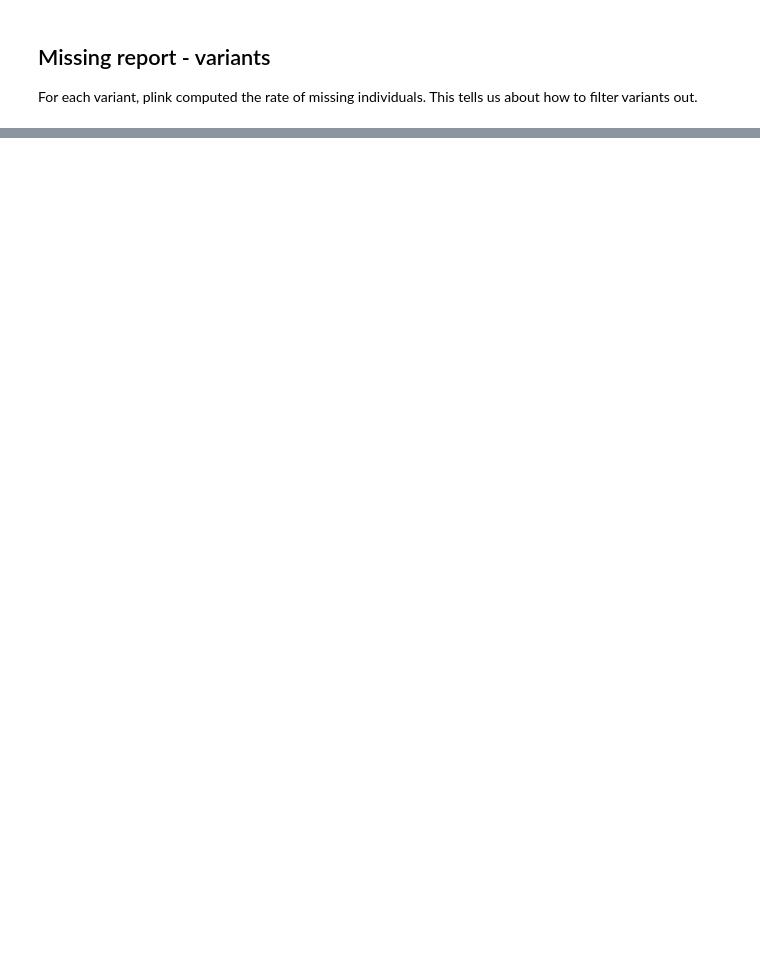
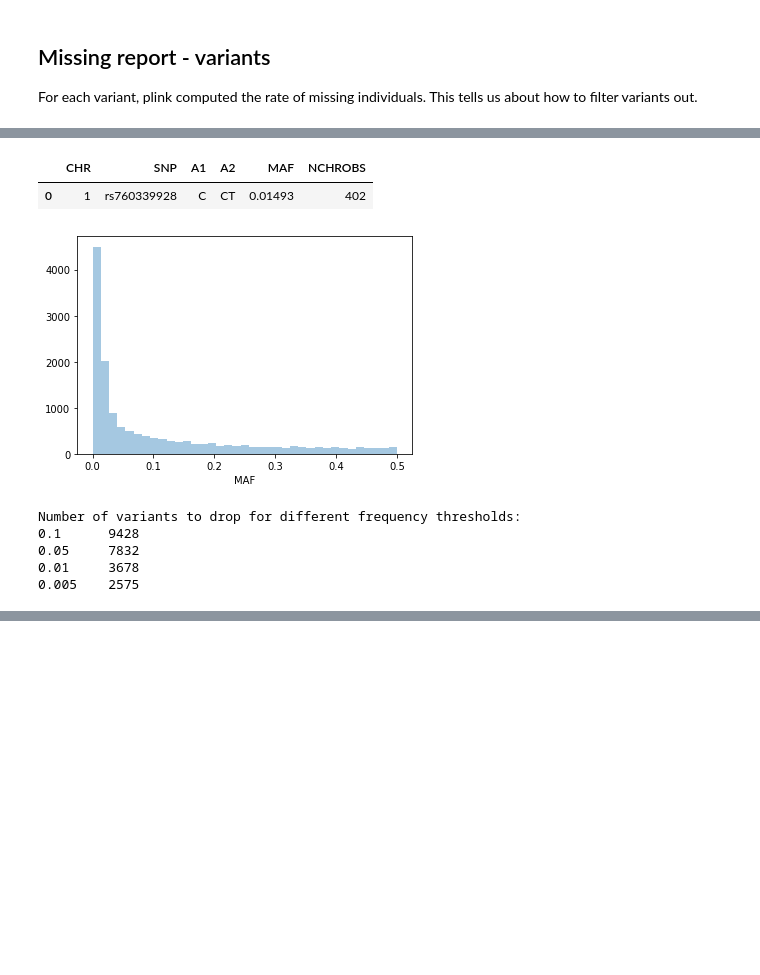
Before and after one commit to matthiaszeller/HBV, a Jupyter notebook: Host data.ipynb, the cells around one changed output, grey strips where cells are left out. Drawn from its saved outputs; the diff is of its cells as text; code cells hidden in the pictures; blank space fills up the shorter version.

```diff
--- a/Host data.ipynb
+++ b/Host data.ipynb
@@ -220,0 +227,3 @@ run(fun=plink2_freq)
+# %%
+path_freq = path_raw+'_freq'
+run_plink('--freq', extension='frq', file=path_raw, out=path_freq, plink2=False);
@@ -221,2 +233,22 @@ run(fun=plink2_freq)
 # %%
 df_freq = pd.read_csv(path_freq+".frq", sep="\s+")
+df_freq.head(1)
+# %% [output]
+|  | CHR | SNP | A1 | A2 | MAF | NCHROBS |
+| 0 | 1 | rs760339928 | C | CT | 0.01493 | 402 |
+# %%
+sns.distplot(df_freq.MAF.dropna(), kde=False);
+# %% [output]
+[figure, added]
+# %%
+frequencies = [0.1, 0.05, 0.01, 0.005]
+print("Number of variants to drop for different frequency thresholds:")
+for f in frequencies :
+    variants = df_freq.MAF[df_freq.MAF < f]
+    print(f, '\t', len(variants))
+# %% [output]
+Number of variants to drop for different frequency thresholds:
+0.1      9428
+0.05     7832
+0.01     3678
+0.005    2575
```
Also changed, not shown: parts of 22 cells of this notebook, 1 other file.
